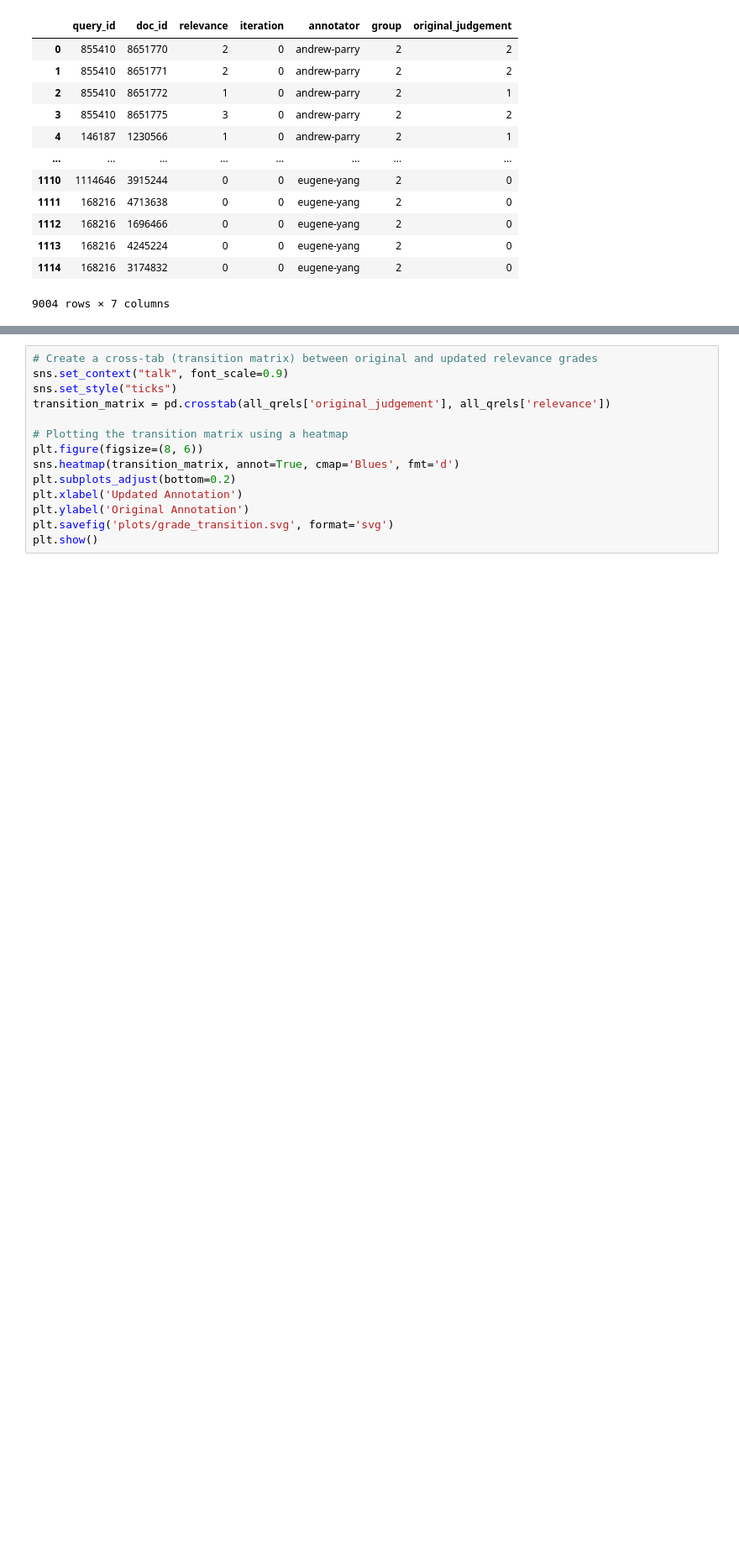
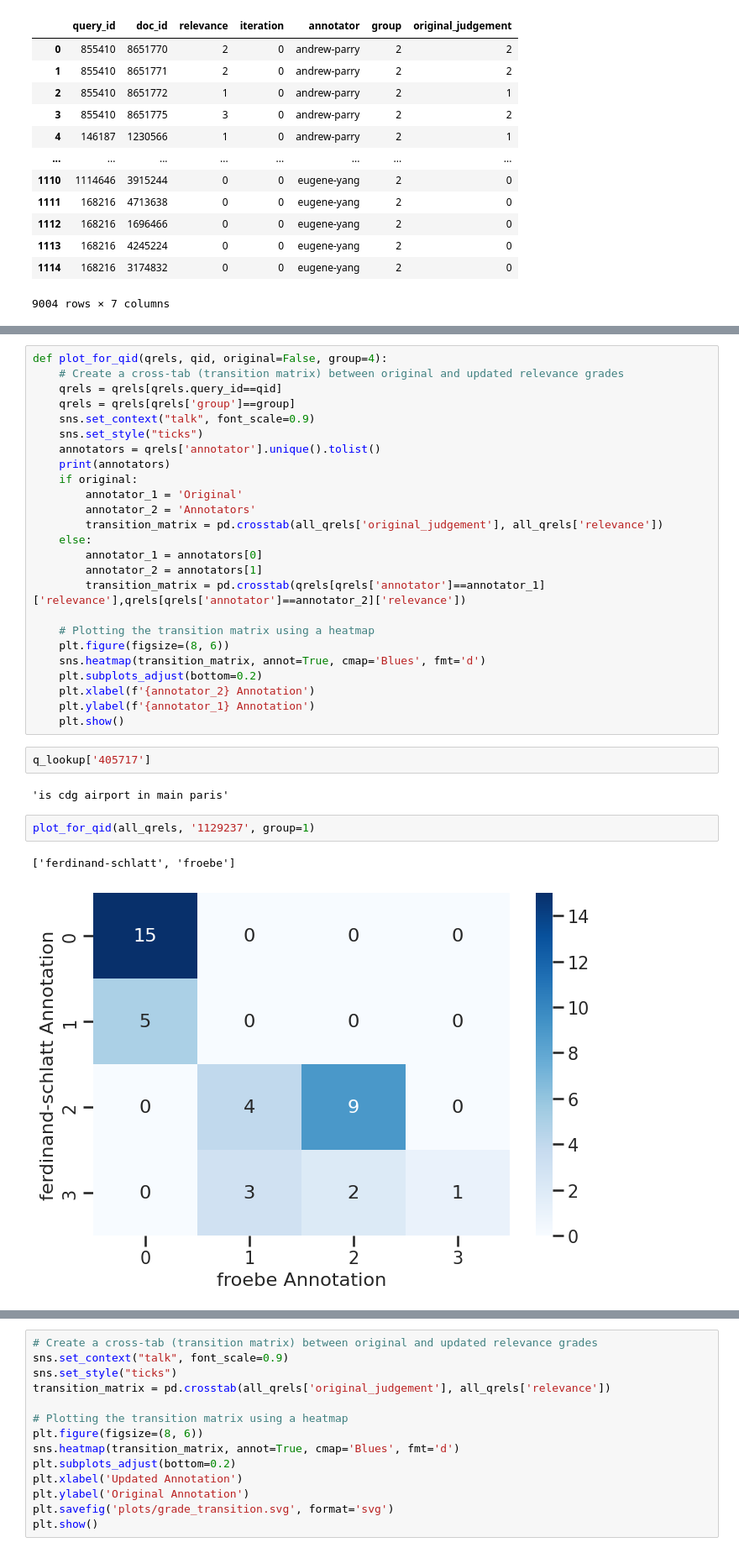
Before and after one commit to Parry-Parry/sigir25-annotation, a Jupyter notebook: analysis/main/statistics.ipynb, the cells around one changed output, grey strips where cells are left out. Shown at 84% size. Saved outputs shown, nothing was run; the diff lists cells and outputs as text; blank space fills up the shorter version.

Commit message:
a few plots and minor analysis updates

```diff
--- a/analysis/main/statistics.ipynb
+++ b/analysis/main/statistics.ipynb
@@ -141,0 +253,34 @@ Name: count, dtype: int64
+# %%
+def plot_for_qid(qrels, qid, original=False, group=4):
+    # Create a cross-tab (transition matrix) between original and updated relevance grades
+    qrels = qrels[qrels.query_id==qid]
+    qrels = qrels[qrels['group']==group]
+    sns.set_context("talk", font_scale=0.9)
+    sns.set_style("ticks")
+    annotators = qrels['annotator'].unique().tolist()
+    print(annotators)
+    if original:
+        annotator_1 = 'Original'
+        annotator_2 = 'Annotators'
+        transition_matrix = pd.crosstab(all_qrels['original_judgement'], all_qrels['relevance'])
+    else:
+        annotator_1 = annotators[0]
+        annotator_2 = annotators[1]
+        transition_matrix = pd.crosstab(qrels[qrels['annotator']==annotator_1]['relevance'],qrels[qrels['annotator']==annotator_2]['relevance'])
+
+    # Plotting the transition matrix using a heatmap
+    plt.figure(figsize=(8, 6))
+    sns.heatmap(transition_matrix, annot=True, cmap='Blues', fmt='d')
+    plt.subplots_adjust(bottom=0.2)
+    plt.xlabel(f'{annotator_2} Annotation')
+    plt.ylabel(f'{annotator_1} Annotation')
+    plt.show()
+# %%
+q_lookup['405717']
+# %% [output]
+'is cdg airport in main paris'
+# %%
+plot_for_qid(all_qrels, '1129237', group=1)
+# %% [output]
+['ferdinand-schlatt', 'froebe']
+[figure, added]
```
Also changed, not shown: parts of 28 cells of this notebook, 4 other files.
